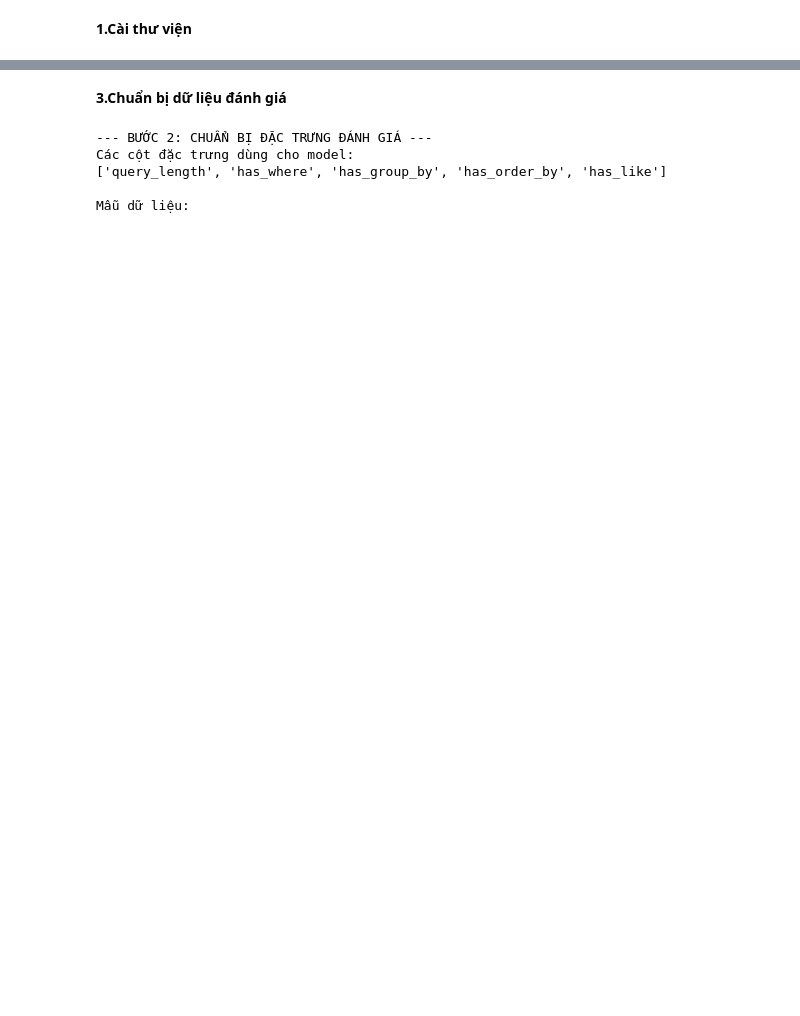
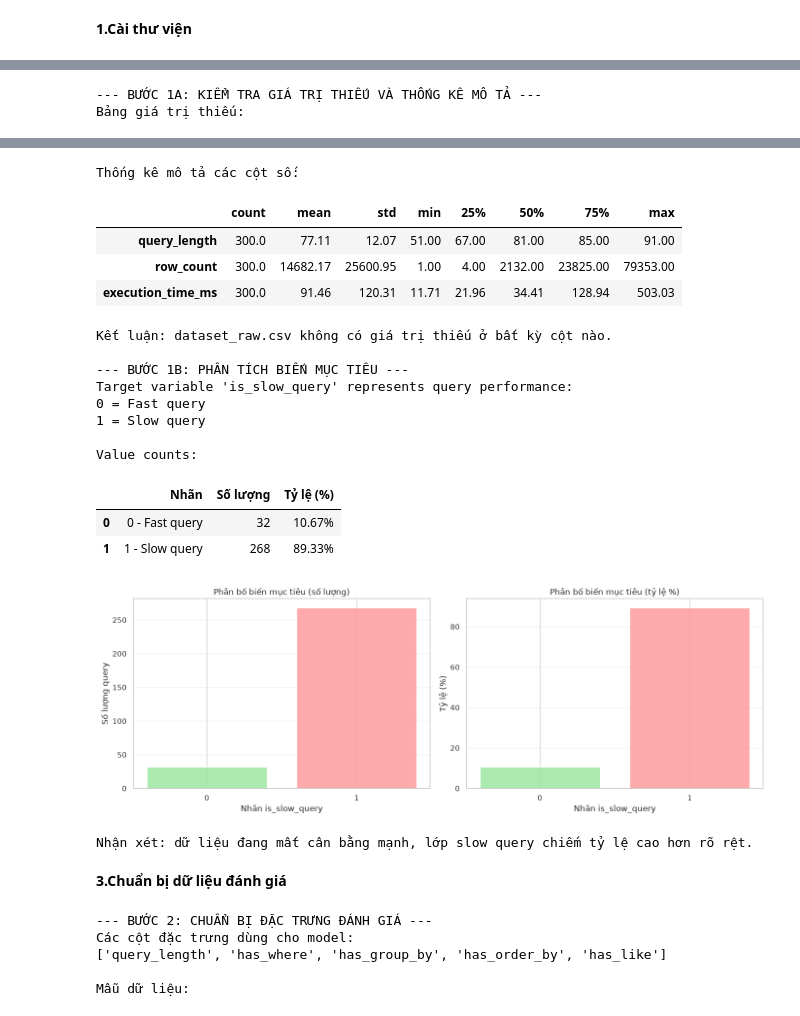
Before and after one commit to CHEEMSEL/HTTM-, a Jupyter notebook: 04_Model_Evaluation_And_Analysis.ipynb, the cells around one changed output, grey strips where cells are left out. Drawn from its saved outputs; the diff is of its cells as text; code cells hidden in the pictures; blank space fills up the shorter version.

```diff
--- a/04_Model_Evaluation_And_Analysis.ipynb
+++ b/04_Model_Evaluation_And_Analysis.ipynb
@@ -47,0 +54,61 @@ Kích thước tập huấn luyện: (240, 5), Tập kiểm tra: (60, 5)
+# %%
+print("\n--- BƯỚC 1A: KIỂM TRA GIÁ TRỊ THIẾU VÀ THỐNG KÊ MÔ TẢ ---")
+
+from IPython.display import display
+
+missing_count = df.isna().sum()
+missing_percent = (df.isna().mean() * 100).round(2)
+missing_summary = pd.DataFrame({
+    'Cột': missing_count.index,
+    'Số lượng thiếu': missing_count.values,
+    'Tỷ lệ (%)': [f'{value:.2f}%' for value in missing_percent.values]
+})
+
+print('Bảng giá trị thiếu:')
+display(missing_summary)
+
+numeric_cols = ['query_length', 'row_count', 'execution_time_ms']
+numeric_summary = df[numeric_cols].describe().T.round(2)
+print('Thống kê mô tả các cột số:')
+display(numeric_summary)
+
+print('Kết luận: dataset_raw.csv không có giá trị thiếu ở bất kỳ cột nào.')
+
+print("\n--- BƯỚC 1B: PHÂN TÍCH BIẾN MỤC TIÊU ---")
+
+target_counts = df['is_slow_query'].value_counts().sort_index()
+target_percentages = df['is_slow_query'].value_counts(normalize=True).sort_index() * 100
+target_summary = pd.DataFrame({
+    'Nhãn': ['0 - Fast query', '1 - Slow query'],
+    'Số lượng': target_counts.values,
+    'Tỷ lệ (%)': [f'{value:.2f}%' for value in target_percentages.values]
+})
+
+print("Target variable 'is_slow_query' represents query performance:")
+print('0 = Fast query')
+print('1 = Slow query')
+print('')
+print('Value counts:')
+display(target_summary)
+
+fig, axes = plt.subplots(1, 2, figsize=(14, 5))
+
+axes[0].bar(target_counts.index.astype(str), target_counts.values, color=['#9be7a1', '#ff9b9b'], alpha=0.85)
+axes[0].set_title('Phân bố biến mục tiêu (số lượng)')
+axes[0].set_xlabel('Nhãn is_slow_query')
+axes[0].set_ylabel('Số lượng query')
+axes[0].grid(True, axis='y', alpha=0.3)
+
+axes[1].bar(target_counts.index.astype(str), target_percentages.values, color=['#9be7a1', '#ff9b9b'], alpha=0.85)
+axes[1].set_title('Phân bố biến mục tiêu (tỷ lệ %)')
+axes[1].set_xlabel('Nhãn is_slow_query')
+axes[1].set_ylabel('Tỷ lệ (%)')
+axes[1].grid(True, axis='y', alpha=0.3)
+
+plt.tight_layout()
+plt.show()
+
+print('Nhận xét: dữ liệu đang mất cân bằng mạnh, lớp slow query chiếm tỷ lệ cao hơn rõ rệt.')
+# %% [output]
+--- BƯỚC 1A: KIỂM TRA GIÁ TRỊ THIẾU VÀ THỐNG KÊ MÔ TẢ ---
+Bảng giá trị thiếu:
@@ -48,3 +125,21 @@ Kích thước tập huấn luyện: (240, 5), Tập kiểm tra: (60, 5)
+Thống kê mô tả các cột số:
+|  | count | mean | std | min | 25% | 50% | 75% | max |
+| query_length | 300.0 | 77.11 | 12.07 | 51.00 | 67.00 | 81.00 | 85.00 | 91.00 |
+| row_count | 300.0 | 14682.17 | 25600.95 | 1.00 | 4.00 | 2132.00 | 23825.00 | 79353.00 |
+| execution_time_ms | 300.0 | 91.46 | 120.31 | 11.71 | 21.96 | 34.41 | 128.94 | 503.03 |
+Kết luận: dataset_raw.csv không có giá trị thiếu ở bất kỳ cột nào.
+
+--- BƯỚC 1B: PHÂN TÍCH BIẾN MỤC TIÊU ---
+Target variable 'is_slow_query' represents query performance:
+0 = Fast query
+1 = Slow query
+
+Value counts:
+|  | Nhãn | Số lượng | Tỷ lệ (%) |
+| 0 | 0 - Fast query | 32 | 10.67% |
+| 1 | 1 - Slow query | 268 | 89.33% |
+[figure, added]
+Nhận xét: dữ liệu đang mất cân bằng mạnh, lớp slow query chiếm tỷ lệ cao hơn rõ rệt.
 # %% [markdown]
 **3.Chuẩn bị dữ liệu đánh giá**
 # %%
```
Also changed, not shown: parts of 4 cells of this notebook, 9 other files.
